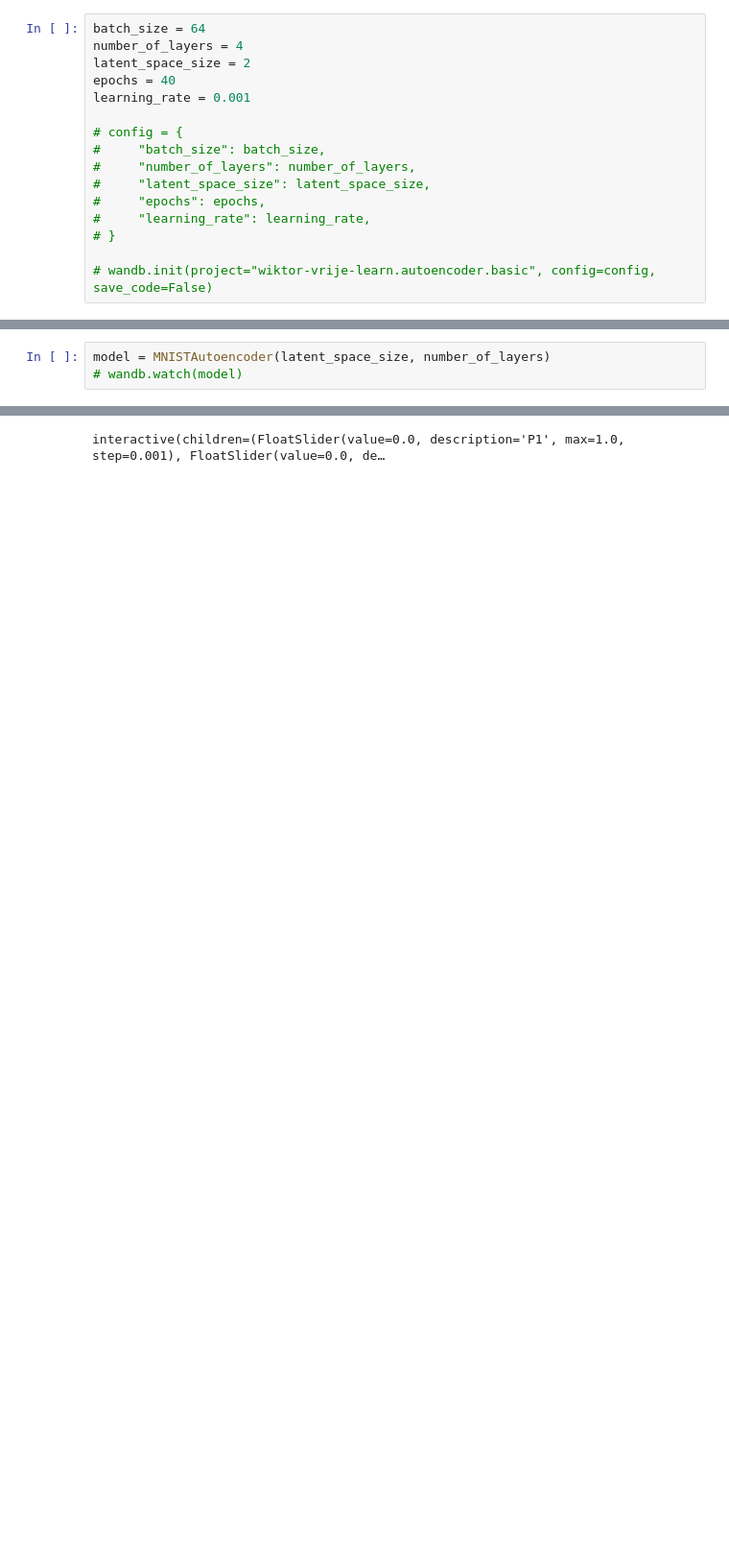
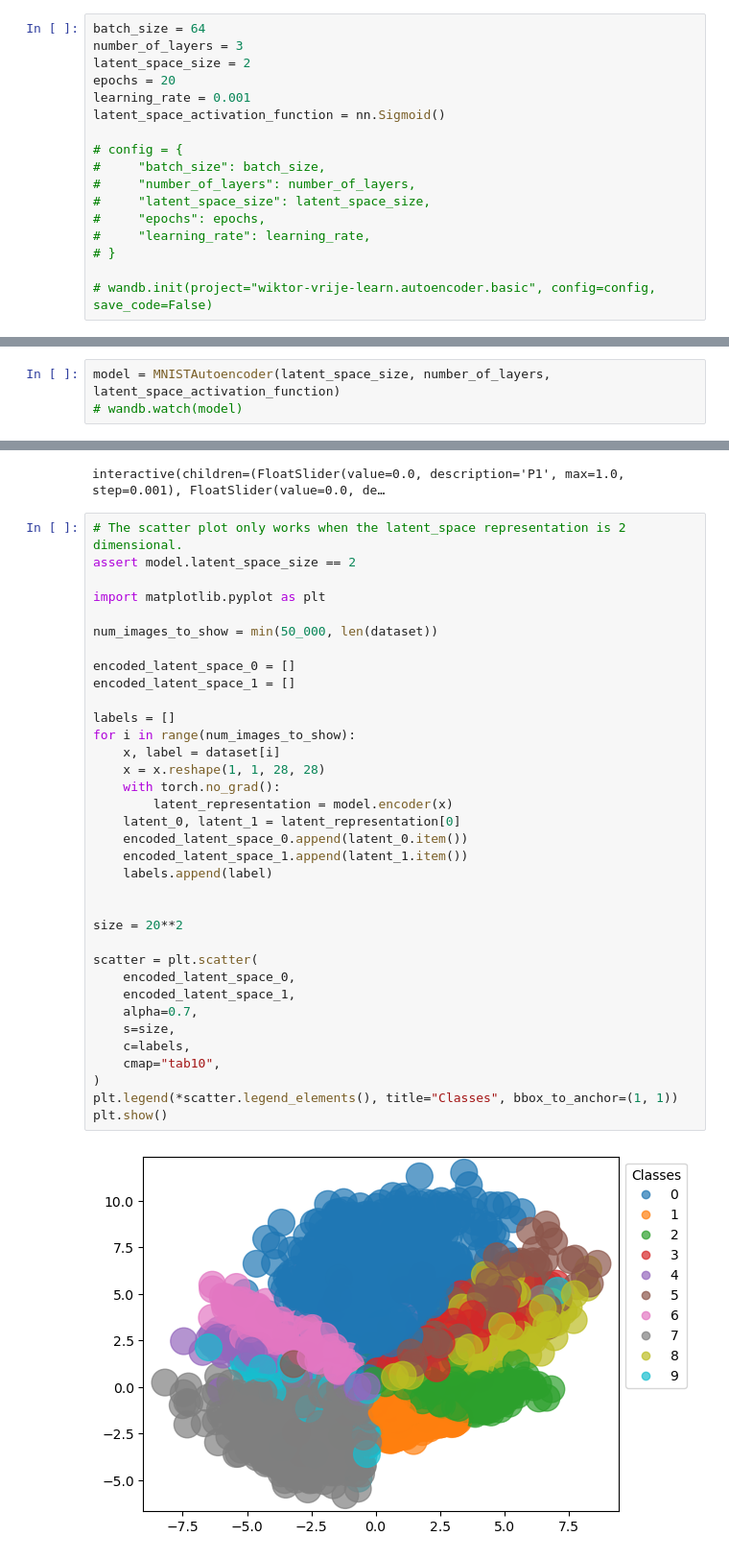
Before and after one commit to watjurk/vrije-extra, a Jupyter notebook: autoencoder/basic/src/notebook/autoencoder.ipynb, the cells around one changed output, grey strips where cells are left out. Shown at 96% size. Drawn from its saved outputs; the diff is of its cells as text; blank space fills up the shorter version.

Commit message:
add scatter plot to visualize the latent space add option to set the model's activation function just before the latent space

```diff
--- a/autoencoder/basic/src/notebook/autoencoder.ipynb
+++ b/autoencoder/basic/src/notebook/autoencoder.ipynb
@@ -16,10 +15,11 @@ import os
 from pathlib import Path
 # %%
 batch_size = 64
-number_of_layers = 4
+number_of_layers = 3
 latent_space_size = 2
-epochs = 40
+epochs = 20
 learning_rate = 0.001
+latent_space_activation_function = nn.Sigmoid()
 
 # config = {
 #     "batch_size": batch_size,
@@ -75,7 +75,7 @@ sys.path.append(str(Path(os.path.abspath('')).parent.joinpath("model")))
 
 from MNISTAutoencoder import MNISTAutoencoder
 # %%
-model = MNISTAutoencoder(latent_space_size, number_of_layers)
+model = MNISTAutoencoder(latent_space_size, number_of_layers, latent_space_activation_function)
 # wandb.watch(model)
 # %%
 # For now I will do this using relative imports.
@@ -177,3 +177,40 @@ def play_with_model(model: MNISTAutoencoder):
 play_with_model(model)
 # %% [output]
 interactive(children=(FloatSlider(value=0.0, description='P1', max=1.0, step=0.001), FloatSlider(value=0.0, de…
+# %%
+# The scatter plot only works when the latent_space representation is 2 dimensional.
+assert model.latent_space_size == 2
+
+import matplotlib.pyplot as plt
+
+num_images_to_show = min(50_000, len(dataset))
+
+encoded_latent_space_0 = []
+encoded_latent_space_1 = []
+
+labels = []
+for i in range(num_images_to_show):
+    x, label = dataset[i]
+    x = x.reshape(1, 1, 28, 28)
+    with torch.no_grad():
+        latent_representation = model.encoder(x)
+    latent_0, latent_1 = latent_representation[0]
+    encoded_latent_space_0.append(latent_0.item())
+    encoded_latent_space_1.append(latent_1.item())
+    labels.append(label)
+
+
+size = 20**2
+
+scatter = plt.scatter(
+    encoded_latent_space_0,
+    encoded_latent_space_1,
+    alpha=0.7,
+    s=size,
+    c=labels,
+    cmap="tab10",
+)
+plt.legend(*scatter.legend_elements(), title="Classes", bbox_to_anchor=(1, 1))
+plt.show()
+# %% [output]
+[figure, added]
```
Also changed, not shown: parts of 4 cells of this notebook, 2 other files.
